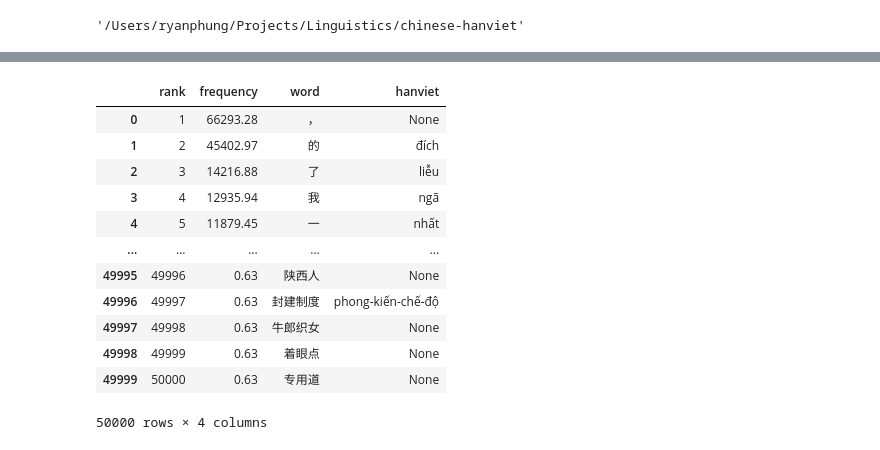
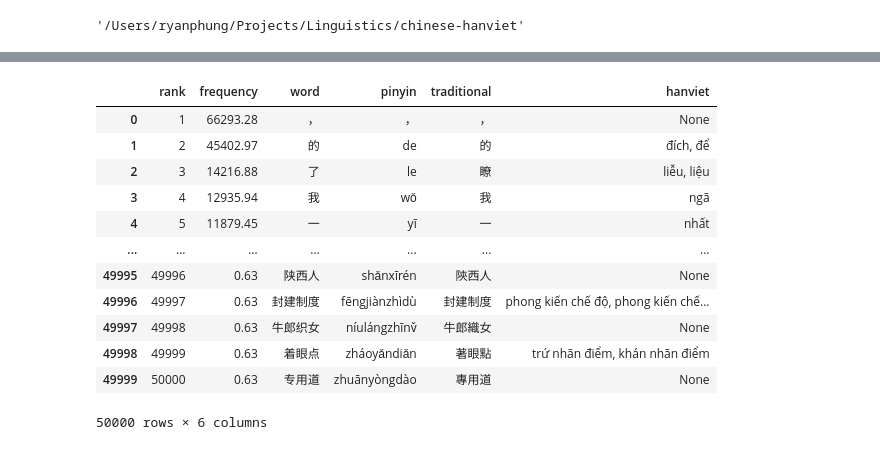
Before and after one commit to ryanphung/chinese-hanviet-cognates, a Jupyter notebook: chinese-hanviet.ipynb, the cells around one changed output, grey strips where cells are left out. Drawn from its saved outputs; the diff is of its cells as text; code cells hidden in the pictures.

```diff
--- a/chinese-hanviet.ipynb
+++ b/chinese-hanviet.ipynb
@@ -49,0 +43,12 @@ df_words = pd.read_csv('inputs/leeds.txt', sep=' ', names=['rank','frequency','w
+# %%
+# add traditional
+
+df_chinese_words['traditional'] = df_chinese_words.progress_apply(
+    lambda x:chinese_converter.to_traditional(str(x['word'])),
+    axis=1
+)
+# %%
+# read Thieu Chuu character dictionary
+
+df_chars = pd.read_csv('inputs/thieuchuu.txt', sep=r'=|\s\[|\]', names=['character', 'hanviet', 'pinyin', 'meaning'], engine='python')
+df_chars
@@ -76,0 +108,25 @@ trầu-trầu,trầu-khan,khan-trầu,khan-khan
+# %%
+import chinese_converter
+
+# Function to get Han Viet sound from Chinese word (by converting to traditional Chinese first)
+def get_full_hanviet(word):
+    result = get_hanviet(word)
+    traditional = chinese_converter.to_traditional(word)
+
+    if traditional != word:
+        result_traditional = get_hanviet(traditional)
+        result = (result or []) + (result_traditional or [])
+        result = list(set(result))
+
+    return ', '.join(result) if result else None
+
+# Test
+print(get_full_hanviet(','))
+print(get_full_hanviet('利害'))
+print(get_full_hanviet('我们'))
+print(get_full_hanviet('看看'))
+print(get_full_hanviet('国际'))
+print(get_full_hanviet('国際')) #Traditional too!
+print(get_full_hanviet('怎么办')) #Should get from traditional
+print(get_full_hanviet('怎麼辦'))
+print(get_full_hanviet('有着')) # Should combine output from simplified and traditional
@@ -77,18 +143,20 @@ trầu-trầu,trầu-khan,khan-trầu,khan-khan
 # %%
-df_words['hanviet'] = df_words.progress_apply(lambda x:get_hanviet(str(x['word'])), axis=1)
-df_words
+# Step 2: find all Han Viet sound of these Chinese words
+
+df_chinese_words['hanviet'] = df_chinese_words.progress_apply(lambda x:get_full_hanviet(str(x['word'])), axis=1)
+df_chinese_words
 # %% [output]
-|  | rank | frequency | word | hanviet |
-| 0 | 1 | 66293.28 | ， | None |
-| 1 | 2 | 45402.97 | 的 | đích |
-| 2 | 3 | 14216.88 | 了 | liễu |
-| 3 | 4 | 12935.94 | 我 | ngã |
-| 4 | 5 | 11879.45 | 一 | nhất |
-| ... | ... | ... | ... | ... |
-| 49995 | 49996 | 0.63 | 陕西人 | None |
-| 49996 | 49997 | 0.63 | 封建制度 | phong-kiến-chế-độ |
-| 49997 | 49998 | 0.63 | 牛郎织女 | None |
-| 49998 | 49999 | 0.63 | 着眼点 | None |
-| 49999 | 50000 | 0.63 | 专用道 | None |
+|  | rank | frequency | word | pinyin | traditional | hanviet |
+| 0 | 1 | 66293.28 | ， | ， | ， | None |
+| 1 | 2 | 45402.97 | 的 | de | 的 | đích, để |
+| 2 | 3 | 14216.88 | 了 | le | 瞭 | liễu, liệu |
+| 3 | 4 | 12935.94 | 我 | wǒ | 我 | ngã |
+| 4 | 5 | 11879.45 | 一 | yī | 一 | nhất |
+| ... | ... | ... | ... | ... | ... | ... |
+| 49995 | 49996 | 0.63 | 陕西人 | shǎnxīrén | 陝西人 | None |
+| 49996 | 49997 | 0.63 | 封建制度 | fēngjiànzhìdù | 封建制度 | phong kiến chế độ, phong kiến chế... |
+| 49997 | 49998 | 0.63 | 牛郎织女 | níulángzhīnv̌ | 牛郎織女 | None |
+| 49998 | 49999 | 0.63 | 着眼点 | zháoyǎndiǎn | 著眼點 | trứ nhãn điểm, khán nhãn điểm |
+| 49999 | 50000 | 0.63 | 专用道 | zhuānyòngdào | 專用道 | None |
-50000 rows × 4 columns
+50000 rows × 6 columns
 # %%
```
Also changed, not shown: parts of 16 cells of this notebook, 6 other files.
